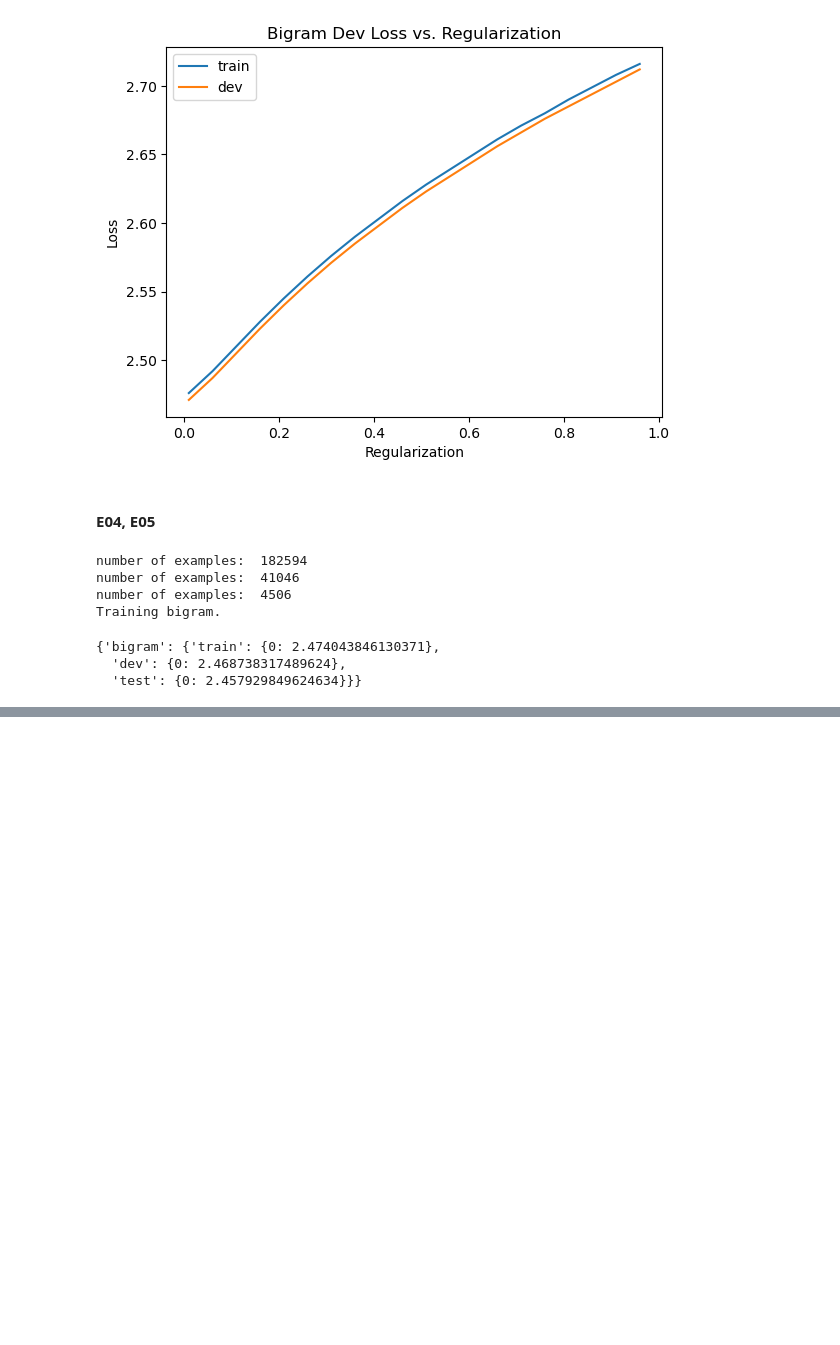
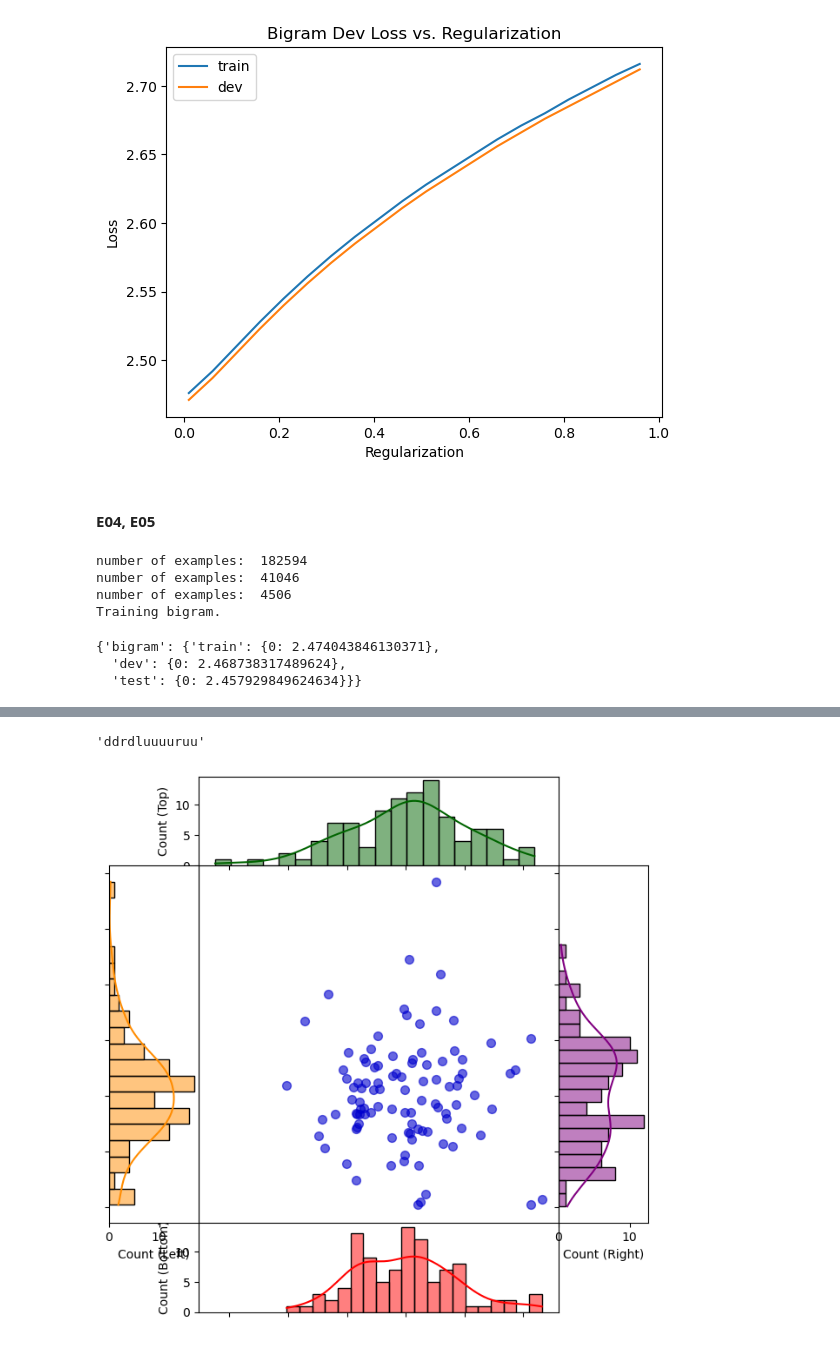
Before and after one commit to Hotei123/karpathy-nn-zero-to-hero, a Jupyter notebook: lectures/makemore/makemore_part1_bigrams.ipynb, the cells around one changed output, grey strips where cells are left out. Drawn from its saved outputs; the diff is of its cells as text; code cells hidden in the pictures; blank space fills up the shorter version.

Commit message:
Generating single random walk word.

```diff
--- a/lectures/makemore/makemore_part1_bigrams.ipynb
+++ b/lectures/makemore/makemore_part1_bigrams.ipynb
@@ -796,0 +873,4 @@ loss
+# %%
+generate_random_walk_word()
+# %% [output]
+'ddrdluuuuruu'
@@ -796,0 +896,10 @@ loss
+# %%
+data = np.random.randn(100, 4)
+coords_side_0 = data[:, 0]
+coords_side_1 = data[:, 1]
+coords_side_2 = data[:, 2]
+coords_side_3 = data[:, 3]
+
+plot_4_hists(coords_side_0, coords_side_1, coords_side_2, coords_side_3)
+# %% [output]
+[figure, added]
```
Also changed, not shown: parts of 8 cells of this notebook.
